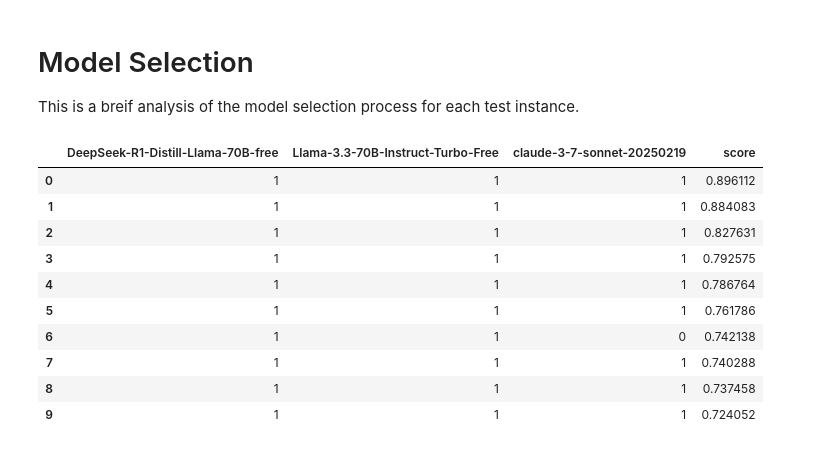
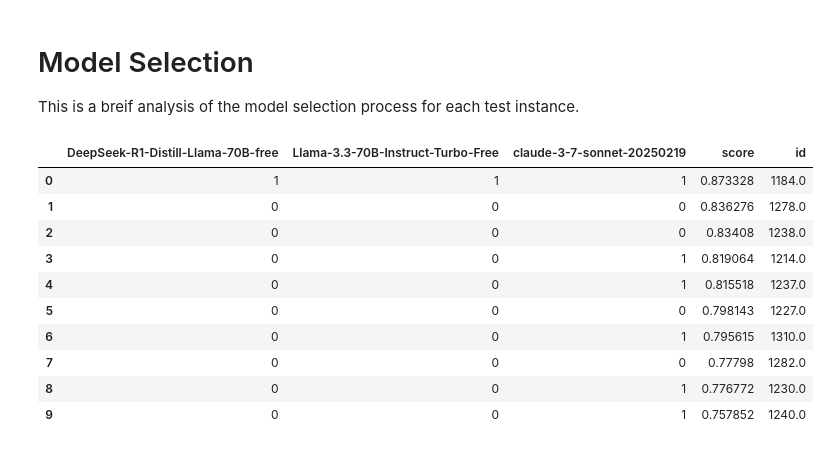
Before and after one commit to sina-behnam/MA_text2SQL, a Jupyter notebook: DataSampling/src/models/pipeline/selection.ipynb, the cells around one changed output. Cells and saved outputs as stored; diff of their text form; code cells hidden in the pictures.

```diff
--- a/DataSampling/src/models/pipeline/selection.ipynb
+++ b/DataSampling/src/models/pipeline/selection.ipynb
@@ -131,7 +131,7 @@ for index, row in tqdm(train_df.iterrows(), total=len(train_df)):
         print(f"Error storing instance {instance['id']}: {e}")
         continue
 # %%
-sample_index = 2
+sample_index = random.randint(0, len(test_df) - 1)
 
 sample_data = test_df.iloc[sample_index].to_dict()
 
@@ -167,7 +167,24 @@ PRIMARY KEY ("People_ID")
 # %%
 limit = 10
 
-similar_examples = pd.DataFrame(vec_db.find_similar_instances(query_text=sample_input_text, limit=limit))
+similar_examples = vec_db.find_similar_instances(query_text=sample_input_text, limit=limit)
 
-similar_examples.head()
+def to_df(similar_examples_dict):
+
+    """
+    Convert the similar examples dictionary to a DataFrame.
+    """
+    data = []
+    for example in similar_examples_dict:
+        instance = example['original_instance'] # it is a dict
+        score = example['score']
+
+        instance_df = pd.DataFrame.from_dict(instance, orient='index').T
+        instance_df['score'] = score
+        data.append(instance_df)
+    return pd.concat(data, ignore_index=True)
+
+
+similar_examples_df = to_df(similar_examples)
+similar_examples_df.head()
 # %% [output]
@@ -180,11 +196,0 @@ similar_examples.head()
-# %%
-for _,value in similar_examples.iterrows():
-    score = value['score']
-    the_similar = value['original_instance']
-    print("The Similarity score : ",score)
-    print(f"The Similar instance id : ",the_similar['id'])
-    print(f"The Similar dataset name : ",the_similar['dataset'])
-    print(f"The Similar database name : ",the_similar['database']['name'])
-    print(f"The Similar test difficulty level : ",the_similar['difficulty'])
-    print(f"\n {100 * '-'}\n The Similar input prompt to be embedded : \n {100 * '-'}\n",vec_db._create_instance_text(the_similar))
-    break
@@ -213,46 +218,47 @@ This is a breif analysis of the model selection process for each test instance.
 # %%
 def create_model_execution_df(similar_examples):
     # Get all unique model names from all examples
     model_names = set()
     for _, row in similar_examples.iterrows():
-        inference_results = row['original_instance']['inference_results']
+        inference_results = row['inference_results']
         for inference_result in inference_results:
             if 'has_prediction' in inference_result and inference_result['has_prediction']:
                 model_name = inference_result['model']['model_name'].split('/')[-1]
                 model_names.add(model_name)
 
     # Create DataFrame structure
     model_names = sorted(list(model_names))
     result_df = pd.DataFrame(index=range(len(similar_examples)), columns=model_names + ['score'])
 
     # Fill in the data
     for i, (_, row) in enumerate(similar_examples.iterrows()):
         # Add similarity score
         result_df.loc[i, 'score'] = row['score']
-
+        # Add id
+        result_df.loc[i, 'id'] = np.int32(row['id'])
         # Add execution correctness for each model
-        inference_results = row['original_instance']['inference_results']
+        inference_results = row['inference_results']
         for inference_result in inference_results:
             if 'has_prediction' in inference_result and inference_result['has_prediction']:
                 model_name = inference_result['model']['model_name'].split('/')[-1]
                 result_df.loc[i, model_name] = 1 if inference_result['predicted_output']['execution_correct'] else 0
 
     return result_df
 
-model_execution_df = create_model_execution_df(similar_examples)
+model_execution_df = create_model_execution_df(similar_examples_df)
 model_execution_df
 # %% [output]
-|  | DeepSeek-R1-Distill-Llama-70B-free | Llama-3.3-70B-Instruct-Turbo-Free | claude-3-7-sonnet-20250219 | score |
-| 0 | 1 | 1 | 1 | 0.896112 |
-| 1 | 1 | 1 | 1 | 0.884083 |
-| 2 | 1 | 1 | 1 | 0.827631 |
-| 3 | 1 | 1 | 1 | 0.792575 |
-| 4 | 1 | 1 | 1 | 0.786764 |
-| 5 | 1 | 1 | 1 | 0.761786 |
-| 6 | 1 | 1 | 0 | 0.742138 |
-| 7 | 1 | 1 | 1 | 0.740288 |
-| 8 | 1 | 1 | 1 | 0.737458 |
-| 9 | 1 | 1 | 1 | 0.724052 |
+|  | DeepSeek-R1-Distill-Llama-70B-free | Llama-3.3-70B-Instruct-Turbo-Free | claude-3-7-sonnet-20250219 | score | id |
+| 0 | 1 | 1 | 1 | 0.873328 | 1184.0 |
+| 1 | 0 | 0 | 0 | 0.836276 | 1278.0 |
+| 2 | 0 | 0 | 0 | 0.83408 | 1238.0 |
+| 3 | 0 | 0 | 1 | 0.819064 | 1214.0 |
+| 4 | 0 | 0 | 1 | 0.815518 | 1237.0 |
+| 5 | 0 | 0 | 0 | 0.798143 | 1227.0 |
+| 6 | 0 | 0 | 1 | 0.795615 | 1310.0 |
+| 7 | 0 | 0 | 0 | 0.77798 | 1282.0 |
+| 8 | 0 | 0 | 1 | 0.776772 | 1230.0 |
+| 9 | 0 | 0 | 1 | 0.757852 | 1240.0 |
 # %%
 # plot the score trend
 def plot_score_trend(df):
```
Also changed, not shown: parts of 22 cells of this notebook.
